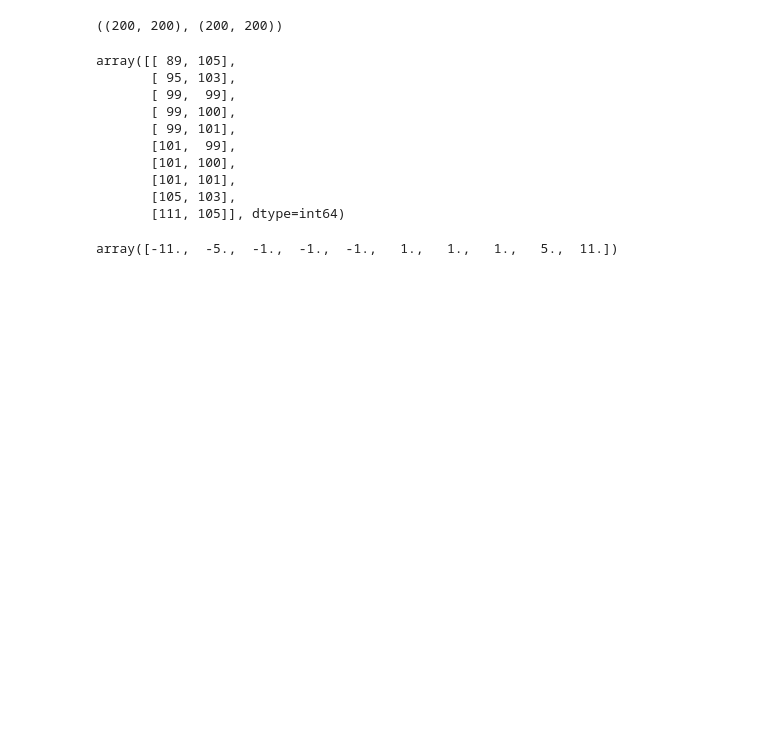
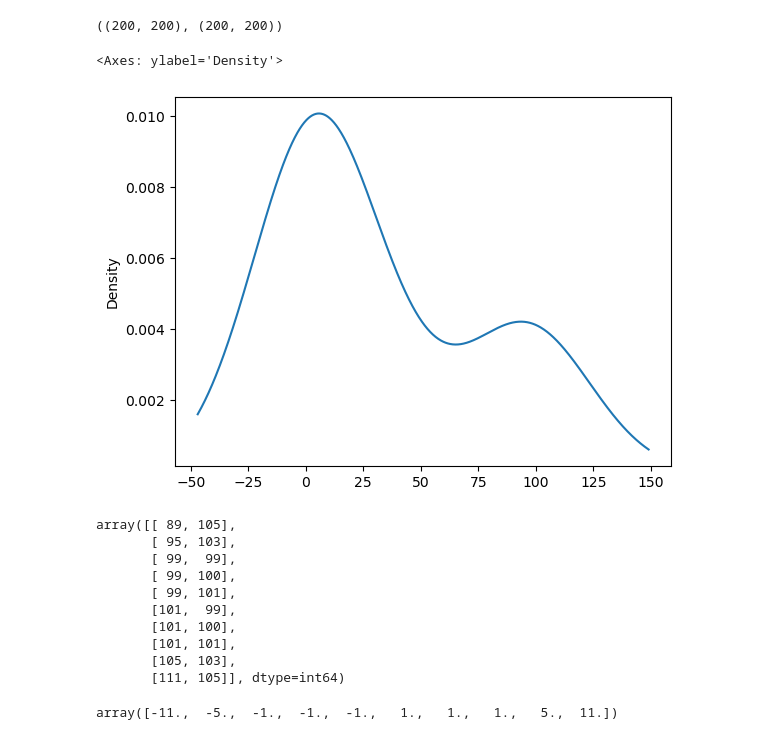
Before and after one commit to UmarZein/idv, a Jupyter notebook: SainsDataIndustri_16.ipynb, the cells around one changed output. Drawn from its saved outputs; the diff is of its cells as text; code cells hidden in the pictures; blank space fills up the shorter version.

```diff
--- a/SainsDataIndustri_16.ipynb
+++ b/SainsDataIndustri_16.ipynb
@@ -13,6 +13,11 @@ X,Y=np.meshgrid(x,y)
 X.shape,Y.shape
 # %% [output]
 ((200, 200), (200, 200))
+# %%
+pd.Series([2,3,2,2,3,2,10,40,100,90,100]).plot.kde()
+# %% [output]
+<Axes: ylabel='Density'>
+[figure, added]
 # %%
 a=-1
 b=1
```
Also changed, not shown: 9 other files.
